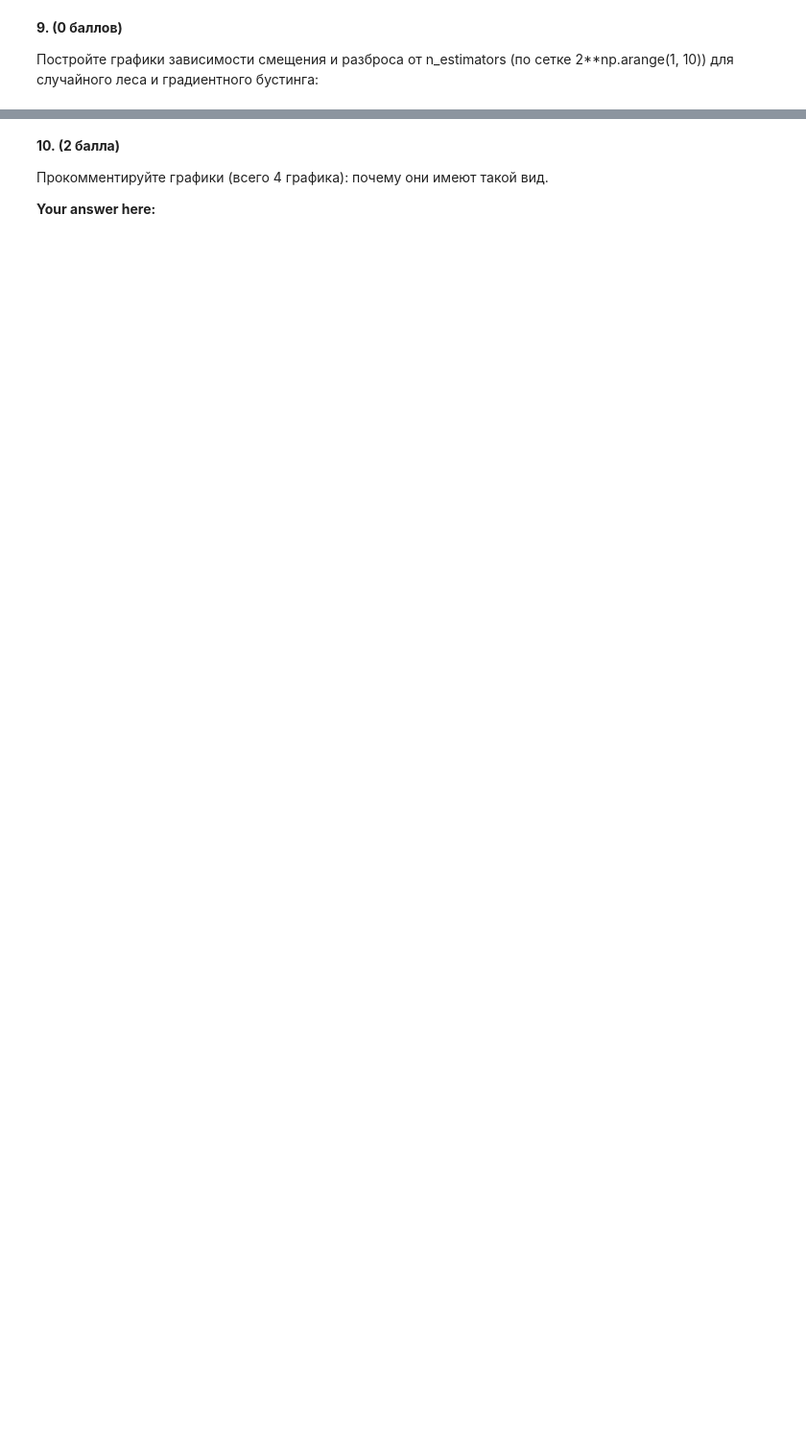
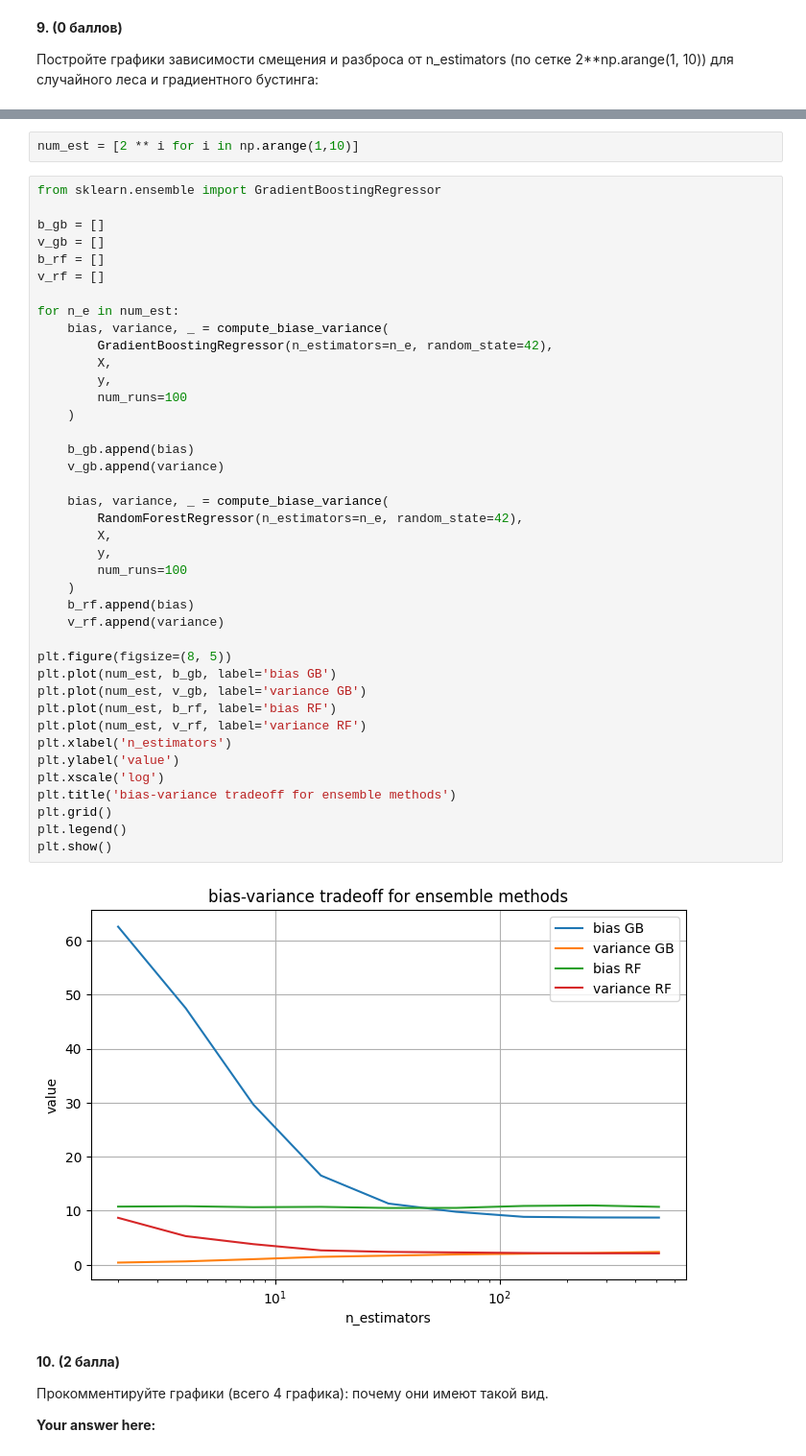
Before and after one commit to Uralbeckins/ML-Sokolov-Course, a Jupyter notebook: homework-practice-06-bvd.ipynb, the cells around one changed output, grey strips where cells are left out. Shown at 96% size. Cells and saved outputs as stored; diff of their text form; blank space fills up the shorter version.

```diff
--- a/homework-practice-06-bvd.ipynb
+++ b/homework-practice-06-bvd.ipynb
@@ -342,3 +345,47 @@ __9. (0 баллов)__
+# %%
+num_est = [2 ** i for i in np.arange(1,10)]
+# %%
+from sklearn.ensemble import GradientBoostingRegressor
+
+b_gb = []
+v_gb = []
+b_rf = []
+v_rf = []
+
+for n_e in num_est:
+    bias, variance, _ = compute_biase_variance(
+        GradientBoostingRegressor(n_estimators=n_e, random_state=42),
+        X,
+        y,
+        num_runs=100
+    )
+
+    b_gb.append(bias)
+    v_gb.append(variance)
+
+    bias, variance, _ = compute_biase_variance(
+        RandomForestRegressor(n_estimators=n_e, random_state=42),
+        X,
+        y,
+        num_runs=100
+    )
+    b_rf.append(bias)
+    v_rf.append(variance)
+
+plt.figure(figsize=(8, 5))
+plt.plot(num_est, b_gb, label='bias GB')
+plt.plot(num_est, v_gb, label='variance GB')
+plt.plot(num_est, b_rf, label='bias RF')
+plt.plot(num_est, v_rf, label='variance RF')
+plt.xlabel('n_estimators')
+plt.ylabel('value')
+plt.xscale('log')
+plt.title('bias-variance tradeoff for ensemble methods')
+plt.grid()
+plt.legend()
+plt.show()
+# %% [output]
+[figure, added]
 # %% [markdown]
 __10. (2 балла)__
 
```
Also changed, not shown: parts of 5 cells of this notebook, 17 other files.
